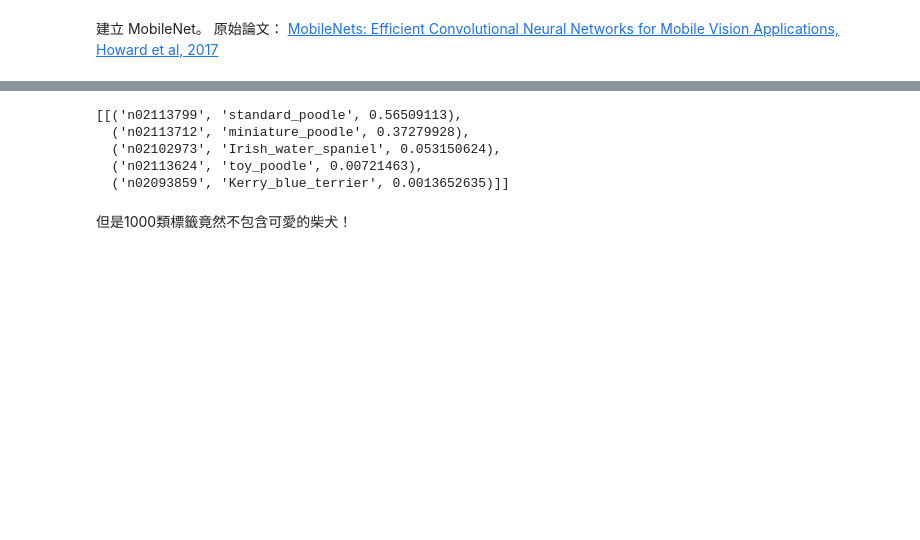
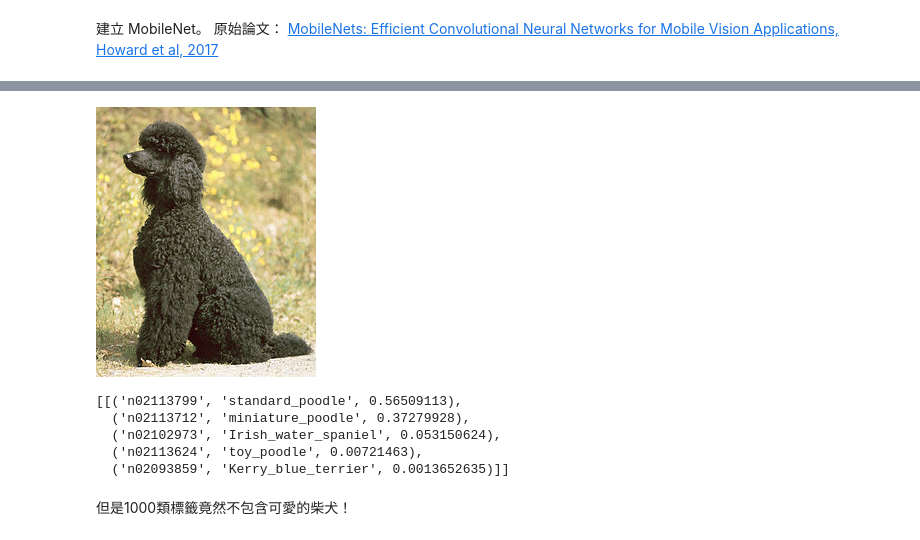
Before and after one commit to ckhung/keras-mobilenet, a Jupyter notebook: km-transfer.ipynb, the cells around one changed output, grey strips where cells are left out. Cells and saved outputs as stored; diff of their text form; code cells hidden in the pictures; blank space fills up the shorter version.

```diff
--- a/km-transfer.ipynb
+++ b/km-transfer.ipynb
@@ -100,8 +99,9 @@ mobile_cl('quiz/0-labrador1.jpg',show=False)
   ('n02109047', 'Great_Dane', 0.028944712),
   ('n02110341', 'dalmatian', 0.022403585)]]
 # %%
-mobile_cl('quiz/0-poodle1.jpg',show=False)
+mobile_cl('quiz/0-poodle1.jpg',show=True)
 # %% [output]
+[figure, added]
 [[('n02113799', 'standard_poodle', 0.56509113),
   ('n02113712', 'miniature_poodle', 0.37279928),
   ('n02102973', 'Irish_water_spaniel', 0.053150624),
```
Also changed, not shown: parts of 21 cells of this notebook.
